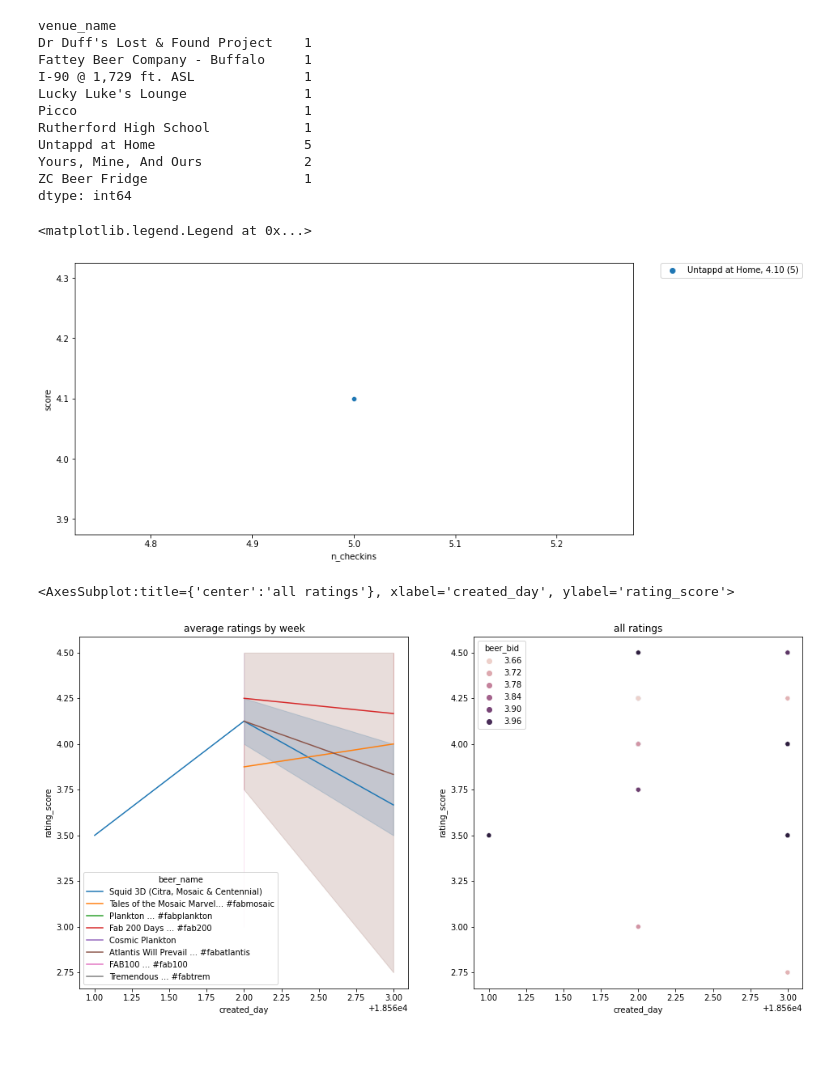
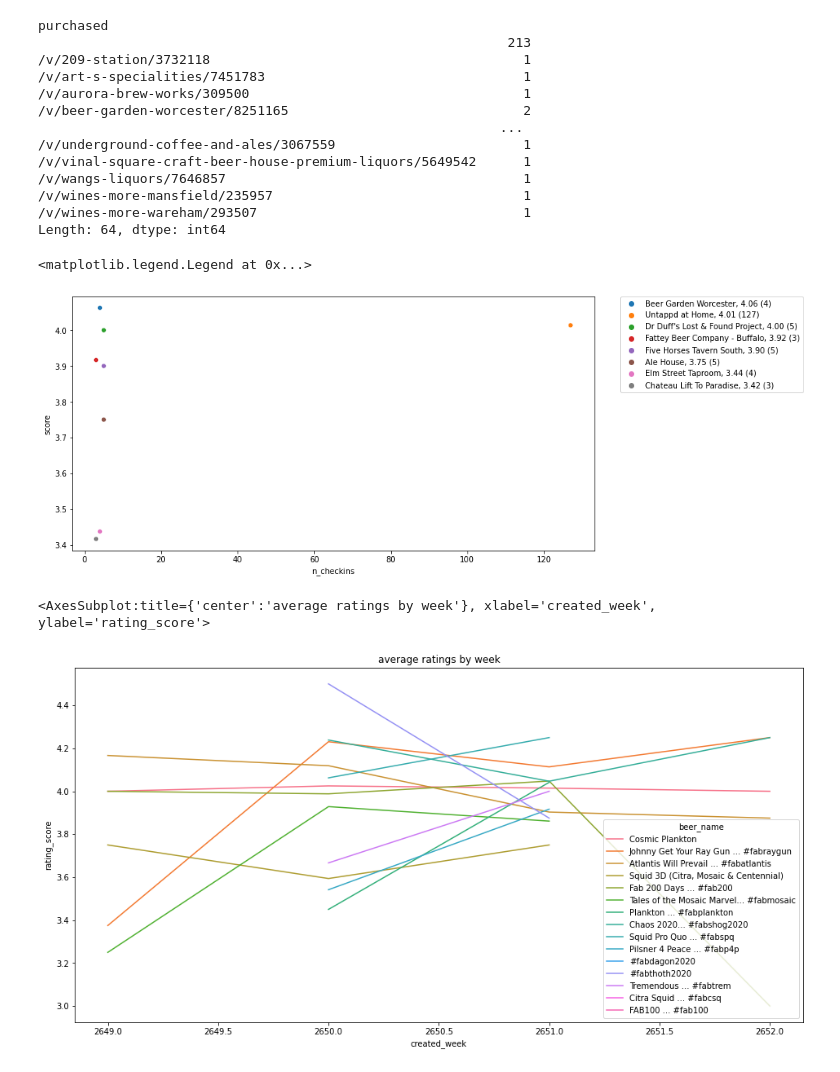
Before and after one commit to fab-beer/fab-beer.github.io, a Jupyter notebook: _scripts/Untappd Analysis.ipynb, the cells around one changed output. Saved outputs shown, nothing was run; the diff lists cells and outputs as text; code cells hidden in the pictures.

```diff
--- a/_scripts/Untappd Analysis.ipynb
+++ b/_scripts/Untappd Analysis.ipynb
@@ -22,6 +22,7 @@ conn = sqlite3.connect("untappd.db")
 df = pd.read_sql_query("select * from checkins;", conn)
 jsons  = df.json.apply(lambda j: json.loads(j))
 CHECKINS_DF = pd.DataFrame(jsons.apply(lambda x: pd.Series(x)))
+CHECKINS_DF["purchased"] = df["purchased"]
 
 def expand(df, key):
     return df.apply(lambda x:pd.concat([x,pd.Series(list(x[key].values()),index=[(f"{key}_{k}" if not key in k else k ) for k in list(x[key].keys())]) if type(x[key])==dict else None]) , axis = 1).drop(key,axis="columns")
@@ -48,17 +77,19 @@ sns.lineplot(x = with_ratings.created_week*7+3.5, y="rating_score", data = with_
 # %%
-with_ratings.groupby("venue_name").size()
+with_ratings.groupby("purchased").size()
 # %% [output]
-venue_name
-Dr Duff's Lost & Found Project    1
-Fattey Beer Company - Buffalo     1
-I-90 @ 1,729 ft. ASL              1
-Lucky Luke's Lounge               1
-Picco                             1
-Rutherford High School            1
-Untappd at Home                   5
-Yours, Mine, And Ours             2
-ZC Beer Fridge                    1
-dtype: int64
+purchased
+                                                            213
+/v/209-station/3732118                                        1
+/v/art-s-specialities/7451783                                 1
+/v/aurora-brew-works/309500                                   1
+/v/beer-garden-worcester/8251165                              2
+                                                           ...
+/v/underground-coffee-and-ales/3067559                        1
+/v/vinal-square-craft-beer-house-premium-liquors/5649542      1
+/v/wangs-liquors/7646857                                      1
+/v/wines-more-mansfield/235957                                1
+/v/wines-more-wareham/293507                                  1
+Length: 64, dtype: int64
 # %%
 plt.figure()
 plt.gcf().set_size_inches(12,6)
@@ -74,4 +105,4 @@ sns.scatterplot("n_checkins","score", hue = out.apply(lambda x:f'{x.venue_name},
 plt.legend(bbox_to_anchor=(1.05, 1), loc=2, borderaxespad=0.)
 # %% [output]
 <matplotlib.legend.Legend at 0x...>
-[figure, old version]
+[figure, new version]
@@ -78,18 +111,18 @@ plt.legend(bbox_to_anchor=(1.05, 1), loc=2, borderaxespad=0.)
 # %%
-f,subs = plt.subplots(1,2)
+f,subs = plt.subplots(1,1)
 f.set_size_inches(16,8)
 
-plt.sca(subs[0])
+plt.sca(subs)
 plt.gca().set_title("average ratings by week")
-sns.lineplot(x = "created_day", y="rating_score", hue = "beer_name", data = with_ratings)
+sns.lineplot(x = "created_week", y="rating_score", hue = "beer_name", ci=None, data = with_ratings)
 
 
-plt.sca(subs[1])
-plt.gca().set_title("all ratings")
-sns.scatterplot(x = "created_day", y="rating_score",hue="beer_bid", data = with_ratings)
+# plt.sca(subs[1])
+# plt.gca().set_title("all ratings")
+# sns.scatterplot(x = "created_day", y="rating_score",hue="beer_bid", data = with_ratings)
 # %% [output]
-<AxesSubplot:title={'center':'all ratings'}, xlabel='created_day', ylabel='rating_score'>
+<AxesSubplot:title={'center':'average ratings by week'}, xlabel='created_week', ylabel='rating_score'>
-[figure, old version]
+[figure, new version]
 # %%
 f,subs = plt.subplots(1,2)
 f.set_size_inches(14,6)
```
Also changed, not shown: parts of 6 cells of this notebook, 2 other files.
